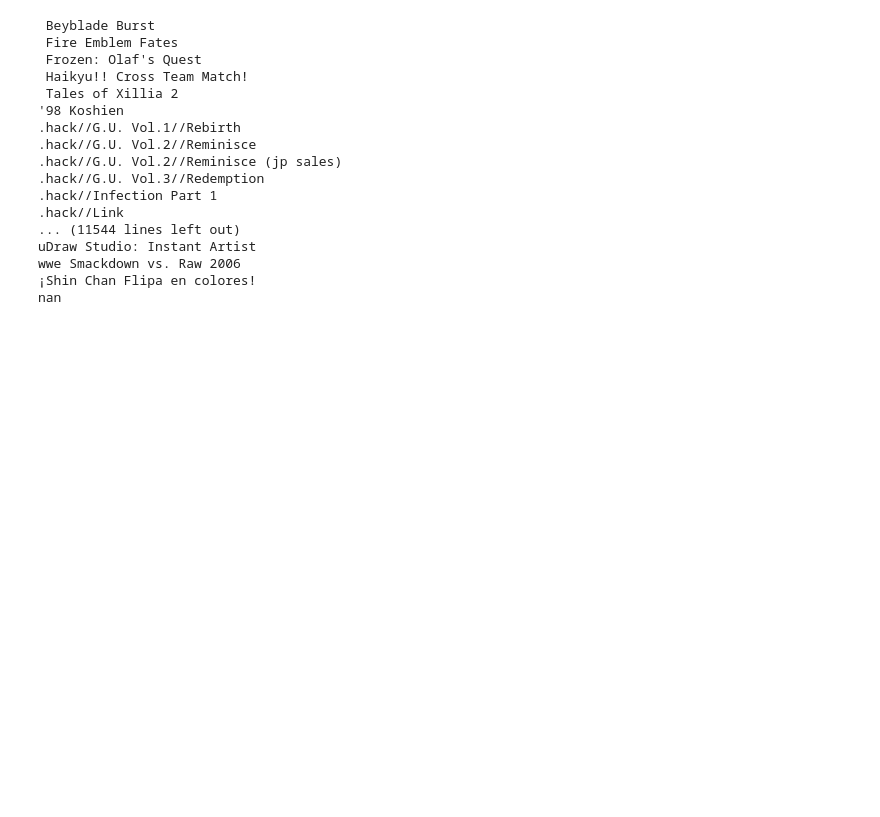
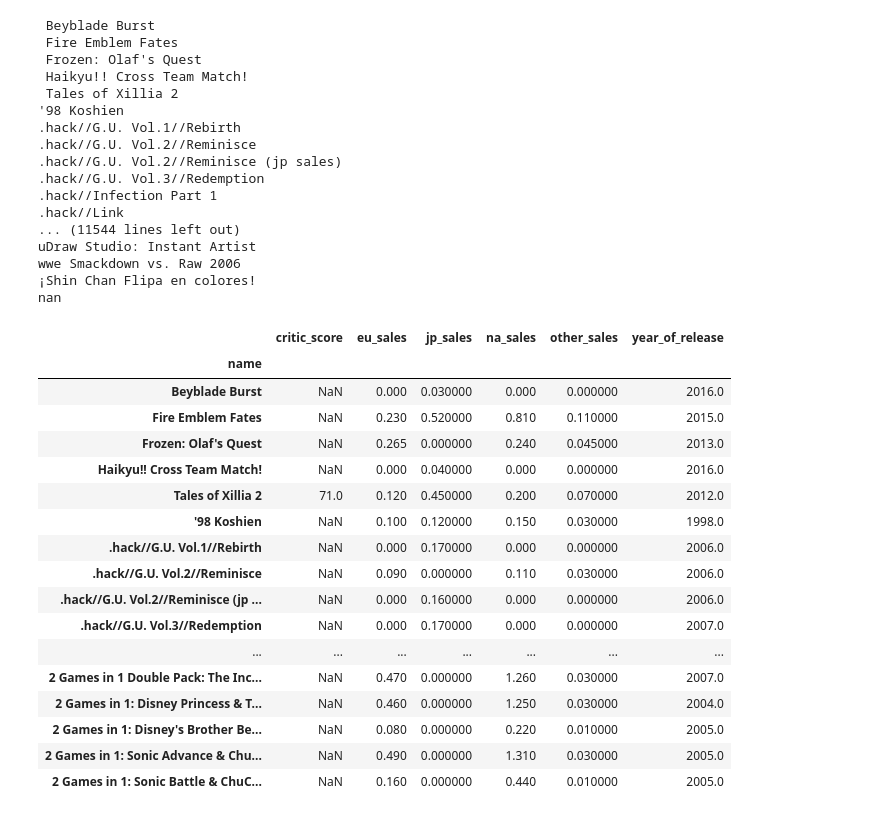
Before and after one commit to karimovdo/python3, a Jupyter notebook: project3.ipynb, the cells around one changed output. Saved outputs shown, nothing was run; the diff lists cells and outputs as text; code cells hidden in the pictures; blank space fills up the shorter version.

```diff
--- a/project3.ipynb
+++ b/project3.ipynb
@@ -17,7 +18,8 @@ from numpy import nan
 # %%
 #читаем файл
 try:
-    data = pd.read_csv('C:/Users/MiPro/Desktop/python/games.csv')
+
+    data = pd.read_csv('C:/Users/KarimovDO/Documents/GitHub/python3/games.csv')
 except:
     data = pd.read_csv('https://code.s3.yandex.net/datasets/games.csv')
 # %%
@@ -101,3 +103,24 @@ uDraw Studio: Instant Artist
 wwe Smackdown vs. Raw 2006
 ¡Shin Chan Flipa en colores!
 nan
+# %%
+data.pivot_table(index='name', aggfunc='mean').head(50)
+# %% [output]
+|  | critic_score | eu_sales | jp_sales | na_sales | other_sales | year_of_release |
+| name |  |  |  |  |  |  |
+| Beyblade Burst | NaN | 0.000 | 0.030000 | 0.000 | 0.000000 | 2016.0 |
+| Fire Emblem Fates | NaN | 0.230 | 0.520000 | 0.810 | 0.110000 | 2015.0 |
+| Frozen: Olaf's Quest | NaN | 0.265 | 0.000000 | 0.240 | 0.045000 | 2013.0 |
+| Haikyu!! Cross Team Match! | NaN | 0.000 | 0.040000 | 0.000 | 0.000000 | 2016.0 |
+| Tales of Xillia 2 | 71.0 | 0.120 | 0.450000 | 0.200 | 0.070000 | 2012.0 |
+| '98 Koshien | NaN | 0.100 | 0.120000 | 0.150 | 0.030000 | 1998.0 |
+| .hack//G.U. Vol.1//Rebirth | NaN | 0.000 | 0.170000 | 0.000 | 0.000000 | 2006.0 |
+| .hack//G.U. Vol.2//Reminisce | NaN | 0.090 | 0.000000 | 0.110 | 0.030000 | 2006.0 |
+| .hack//G.U. Vol.2//Reminisce (jp ... | NaN | 0.000 | 0.160000 | 0.000 | 0.000000 | 2006.0 |
+| .hack//G.U. Vol.3//Redemption | NaN | 0.000 | 0.170000 | 0.000 | 0.000000 | 2007.0 |
+| ... | ... | ... | ... | ... | ... | ... |
+| 2 Games in 1 Double Pack: The Inc... | NaN | 0.470 | 0.000000 | 1.260 | 0.030000 | 2007.0 |
+| 2 Games in 1: Disney Princess & T... | NaN | 0.460 | 0.000000 | 1.250 | 0.030000 | 2004.0 |
+| 2 Games in 1: Disney's Brother Be... | NaN | 0.080 | 0.000000 | 0.220 | 0.010000 | 2005.0 |
+| 2 Games in 1: Sonic Advance & Chu... | NaN | 0.490 | 0.000000 | 1.310 | 0.030000 | 2005.0 |
+| 2 Games in 1: Sonic Battle & ChuC... | NaN | 0.160 | 0.000000 | 0.440 | 0.010000 | 2005.0 |
```
Also changed, not shown: parts of 5 cells of this notebook.
